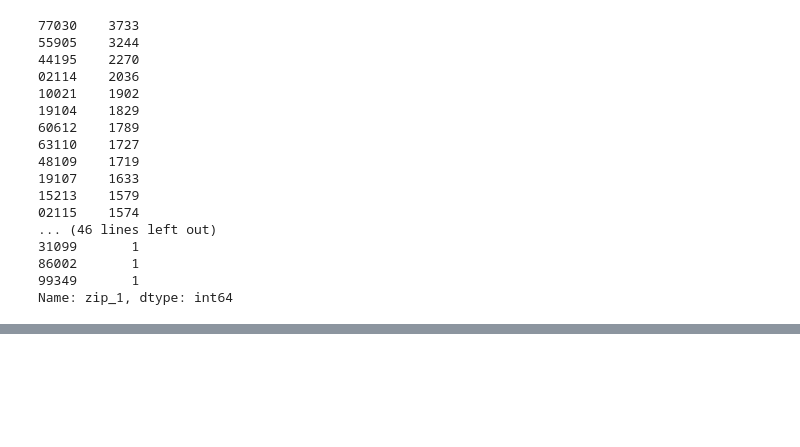
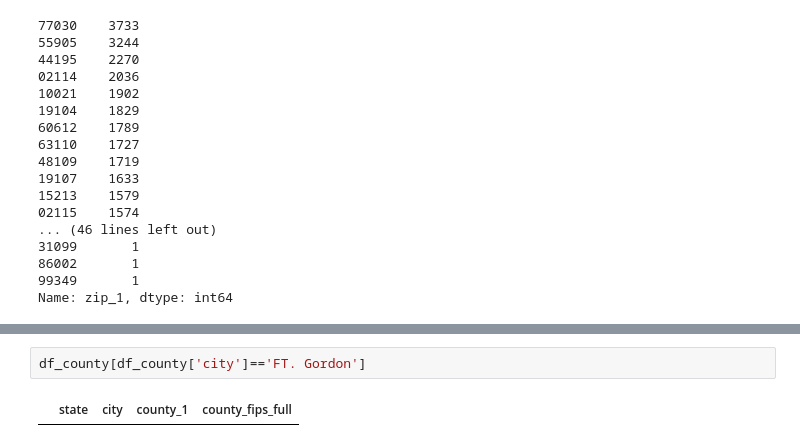
Before and after one commit to aurel1212/medicare-project, a Jupyter notebook: script/util_payments_agg_clean.ipynb, the cells around one changed output, grey strips where cells are left out. Saved outputs shown, nothing was run; the diff lists cells and outputs as text; blank space fills up the shorter version.

```diff
--- a/script/util_payments_agg_clean.ipynb
+++ b/script/util_payments_agg_clean.ipynb
@@ -1022,0 +1076,4 @@ Name: zip_1, dtype: int64
+# %%
+df_county[df_county['city']=='FT. Gordon']
+# %% [output]
+|  | state | city | county_1 | county_fips_full |
```
Also changed, not shown: parts of 9 cells of this notebook, 2 other files.
